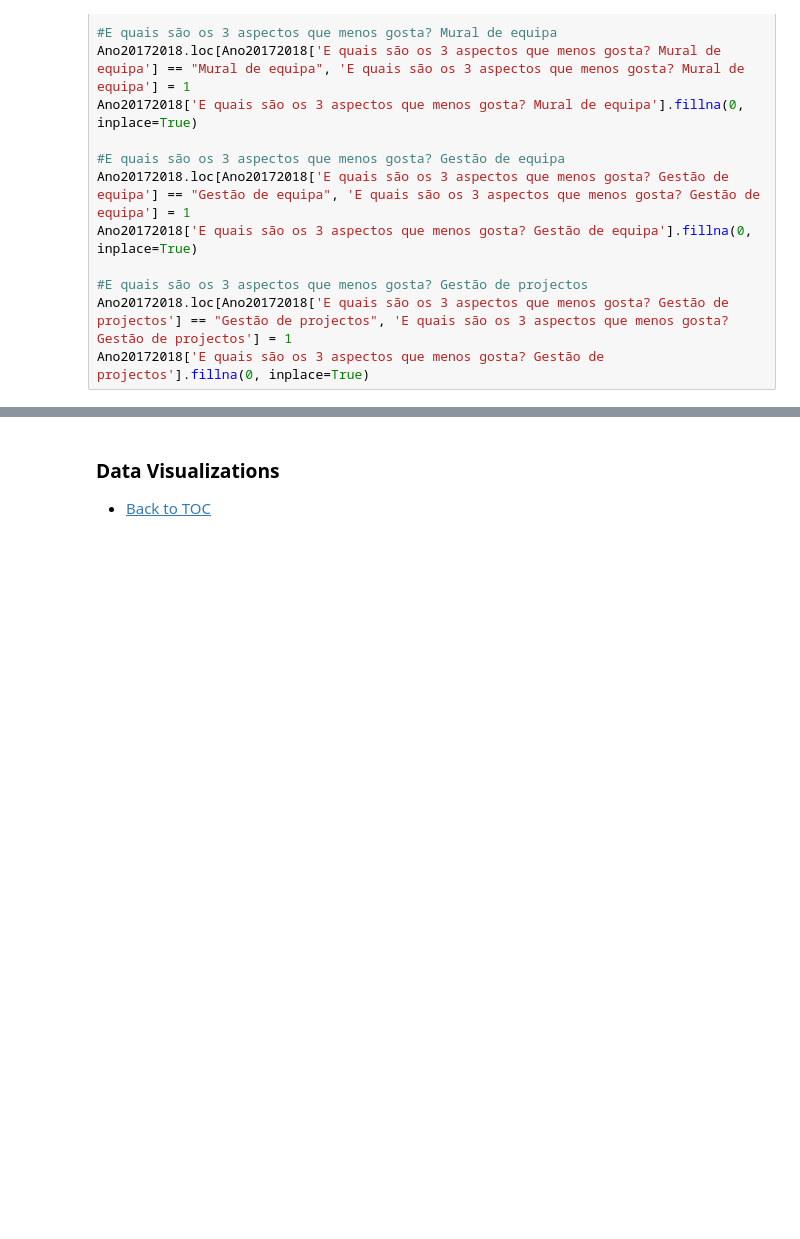
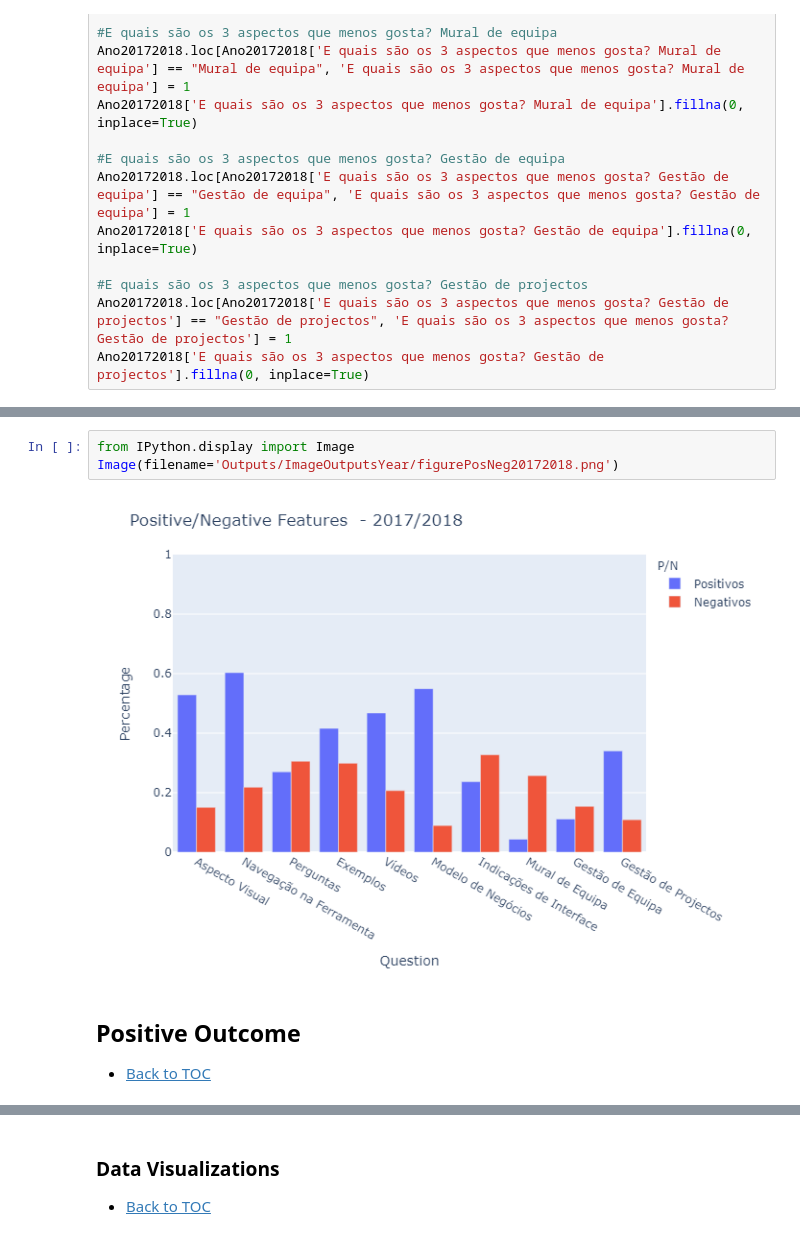
Before and after one commit to DSWorkPortugal/MscThesisFernando, a Jupyter notebook: 6-Ano20172018.ipynb, the cells around one changed output, grey strips where cells are left out. Cells and saved outputs as stored; diff of their text form; blank space fills up the shorter version.

```diff
--- a/6-Ano20172018.ipynb
+++ b/6-Ano20172018.ipynb
@@ -264,0 +347,8 @@ Ano20172018['E quais são os 3 aspectos que menos gosta? Gestão de projectos'].
+# %%
+from IPython.display import Image
+Image(filename='Outputs/ImageOutputsYear/figurePosNeg20172018.png')
+# %% [output]
+[figure, added]
+# %% [markdown]
+## Positive Outcome
+* [Back to TOC](#backtoc)
```
Also changed, not shown: parts of 19 cells of this notebook, 7 other files.
